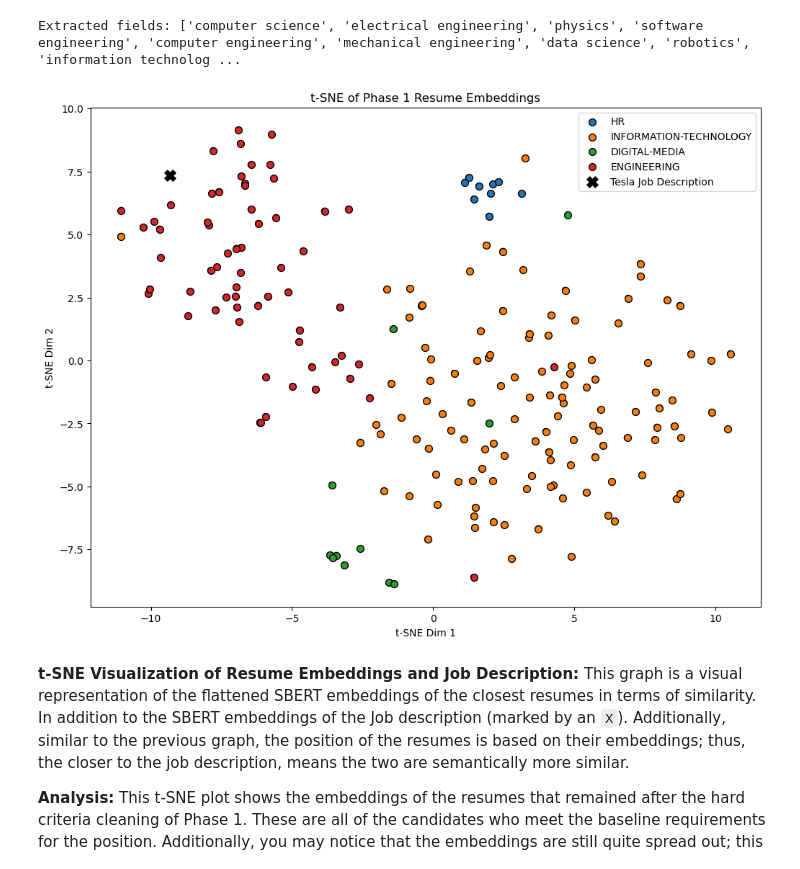
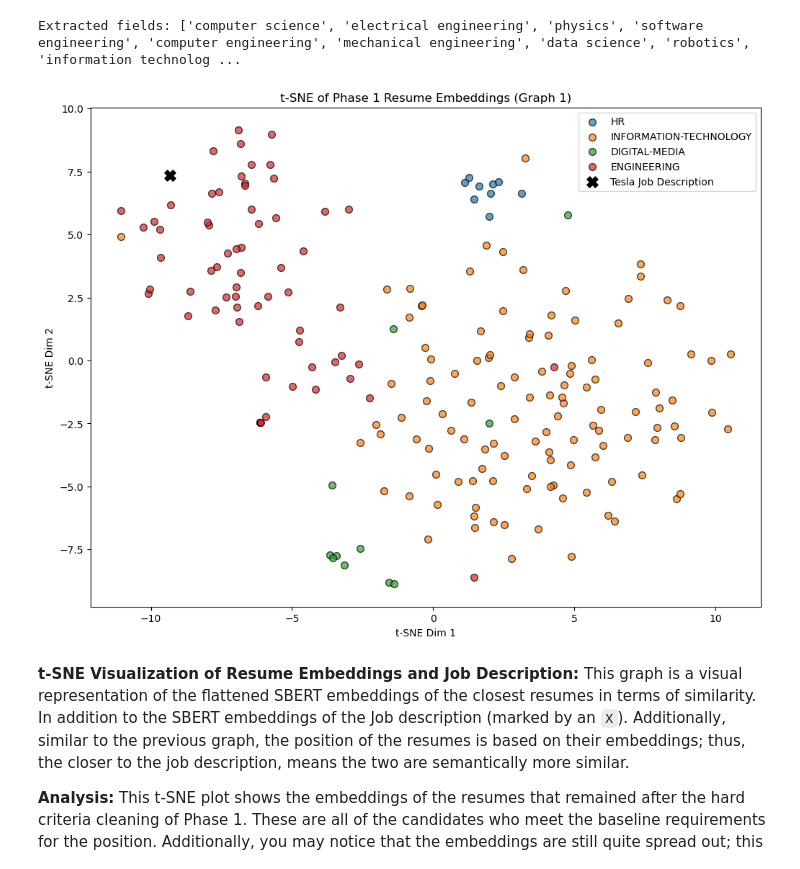
Before and after one commit to henry-AY/ResumeScreening, a Jupyter notebook: Resume_Screening.ipynb, the cells around one changed output. Cells and saved outputs as stored; diff of their text form; code cells hidden in the pictures.

```diff
--- a/Resume_Screening.ipynb
+++ b/Resume_Screening.ipynb
@@ -252,7 +252,7 @@ tnse_fitted = tsne.fit_transform(tech_embeddings)
 
 df_tnse_fitted = pd.DataFrame()
 
-# Add ID and cosine similarity
+# Add Category for plotting, so that we can plot each category with a different color
 df_tnse_fitted['Category'] = df_tech['Category']
 categories = df_tnse_fitted['Category'].astype('category')
 color_codes = categories.cat.codes
@@ -262,7 +262,6 @@ df_tnse_fitted['Y'] = tnse_fitted[:,1]
 
 # Plot everything
 plt.figure(figsize=(12, 9))
-scatter = plt.scatter(df_tnse_fitted['X'], df_tnse_fitted['Y'], c = color_codes, edgecolors='black', alpha=0.5)
 
 # I had to use ChatGPT for this part because honestly, I have no idea how to do this and couldn't find a way
 # I asked the TA if it was okay during a check-in, and she said it was okay.
@@ -277,7 +276,8 @@ for idx, category in enumerate(unique_categories):
         color=colors[idx % len(colors)],
         edgecolors='black',
         label=category,
-        s=50
+        s=50,
+        alpha=0.7
     )
 # Till this part
 
@@ -507,7 +507,7 @@ tnse_fitted = tsne.fit_transform(all_embeddings)
 
 df_tnse_fitted = pd.DataFrame()
 
-# Add ID and cosine similarity
+# Get the category of each of the points
 df_tnse_fitted['Category'] = df_tech_match['Category']
 categories = df_tnse_fitted['Category'].astype('category')
 color_codes = categories.cat.codes
@@ -521,36 +521,36 @@ y_job = tnse_fitted[-1, 1]
 
 # Plot everything
 plt.figure(figsize=(12, 9))
-scatter = plt.scatter(df_tnse_fitted['X'], df_tnse_fitted['Y'], c = color_codes, edgecolors='black')
 
 # I had to use ChatGPT for this part because, honestly, I have no idea how to do this and couldn't find a way.
 # I asked the TA if it was okay during a check-in, and she said it was okay.
 unique_categories = df_tnse_fitted['Category'].unique()
 colors = plt.cm.tab10.colors
 
 # Loop through each category to plot them one by one
 for idx, category in enumerate(unique_categories):
     subset = df_tnse_fitted[df_tnse_fitted['Category'] == category]
     plt.scatter(
         subset['X'], subset['Y'],
         color=colors[idx % len(colors)],
         edgecolors='black',
         label=category,
-        s=50
+        s=50,
+        alpha = 0.7
     )
 # Till this part
 
 # Plotting job position embeddings as a marker
 plt.scatter(x_job, y_job, color='black', marker='X', s=120, label='Tesla Job Description', zorder=10)
 
 # Axis labels and title
 plt.xlabel("t-SNE Dim 1")
 plt.ylabel("t-SNE Dim 2")
 plt.title("t-SNE of Phase 1 Resume Embeddings (Graph 1)")
 plt.legend()
 plt.show()
 # %% [output]
-[figure, old version]
+[figure, new version]
 # %% [markdown]
 **t-SNE Visualization of Resume Embeddings and Job Description:**
 This graph is a visual representation of the flattened SBERT embeddings of the closest resumes in terms of similarity. In addition to the SBERT embeddings of the Job description (marked by an `X`). Additionally, similar to the previous graph, the position of the resumes is based on their embeddings; thus, the closer to the job description, means the two are semantically more similar.
```
Also changed, not shown: parts of 4 cells of this notebook.
